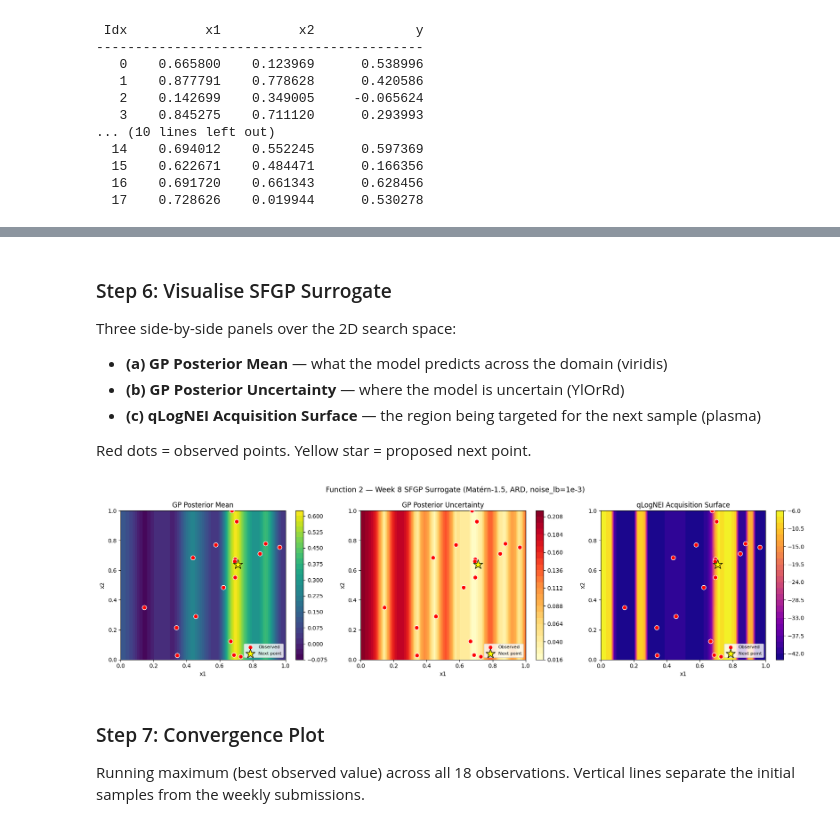
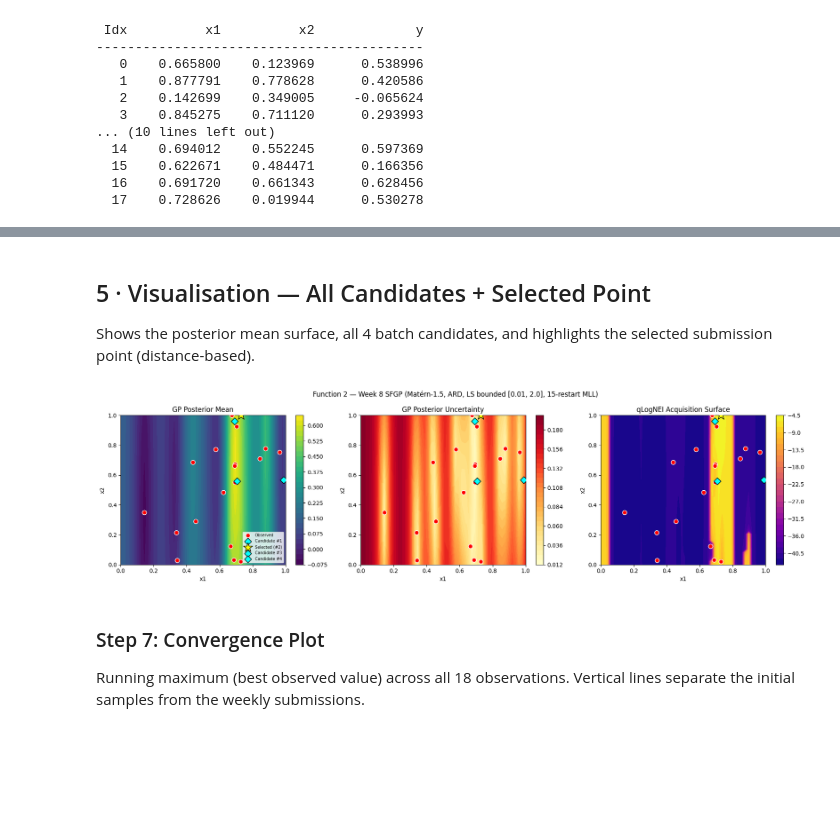
Before and after one commit to brucediesel/capstone-sdd, a Jupyter notebook: functions/f2/f2 - week 8.ipynb, the cells around one changed output, grey strips where cells are left out. Saved outputs shown, nothing was run; the diff lists cells and outputs as text; code cells hidden in the pictures; blank space fills up the shorter version.

Commit message:
week 9 submission

```diff
--- a/functions/f2/f2 - week 8.ipynb
+++ b/functions/f2/f2 - week 8.ipynb
@@ -206,80 +339,67 @@ qLogNEI Acquisition Optimisation:
 # %% [markdown]
-### Step 6: Visualise SFGP Surrogate
+## 5 · Visualisation — All Candidates + Selected Point
 
-Three side-by-side panels over the 2D search space:
-- **(a) GP Posterior Mean** — what the model predicts across the domain (viridis)
-- **(b) GP Posterior Uncertainty** — where the model is uncertain (YlOrRd)
-- **(c) qLogNEI Acquisition Surface** — the region being targeted for the next sample (plasma)
-
-Red dots = observed points. Yellow star = proposed next point.
+Shows the posterior mean surface, all 4 batch candidates, and highlights the selected submission point (distance-based).
 # %%
 # ── Build 50×50 evaluation grid over [0, 1]² ──────────────────────────────────
 n_grid = 50
 x1_lin = np.linspace(0, 1, n_grid)
 x2_lin = np.linspace(0, 1, n_grid)
 X1, X2 = np.meshgrid(x1_lin, x2_lin)
 grid_np = np.column_stack([X1.ravel(), X2.ravel()])
 grid_t  = torch.tensor(grid_np, dtype=torch.float64)
 
 # ── GP posterior mean and std on grid ─────────────────────────────────────────
-model.eval()
+best_model.eval()
 with torch.no_grad():
-    posterior  = model.posterior(grid_t)
+    posterior  = best_model.posterior(grid_t)
     mean_grid  = posterior.mean.numpy().reshape(n_grid, n_grid)
     std_grid   = posterior.variance.sqrt().numpy().reshape(n_grid, n_grid)
 
-# ── NEI acquisition surface on grid (batched to keep memory manageable) ───────
-nei_vals = []
+# ── qLogNEI acquisition surface on grid ───────────────────────────────────────
+acqf_vals = []
 batch_size = 500
-nei.eval()
 for i in range(0, len(grid_np), batch_size):
     batch = grid_t[i:i + batch_size].unsqueeze(1)   # shape [B, 1, 2]
     with torch.no_grad():
-        nei_vals.append(nei(batch).numpy())
-nei_grid = np.concatenate(nei_vals).reshape(n_grid, n_grid)
+        acqf_vals.append(acqf(batch).numpy())
+acqf_grid = np.concatenate(acqf_vals).reshape(n_grid, n_grid)
 
-# ── Proposed point clamped to [0, 1] for plotting ─────────────────────────────
-x1_plot = max(0.0, min(1.0, x1_next))
-x2_plot = max(0.0, min(1.0, x2_next))
+# ── Candidates for plotting ───────────────────────────────────────────────────
+cands_np = candidates.detach().numpy()
 
 # ── Three-panel figure ────────────────────────────────────────────────────────
 fig, axes = plt.subplots(1, 3, figsize=(18, 5))
 
-# Panel (a): GP Posterior Mean
-ax = axes[0]
-c = ax.contourf(X1, X2, mean_grid, levels=30, cmap='viridis')
-ax.scatter(X_w8[:, 0], X_w8[:, 1], c='red', edgecolors='white', s=60, zorder=5, label='Observed')
-ax.scatter(x1_plot, x2_plot, c='yellow', marker='*', s=300, edgecolors='black', zorder=6, label='Next point')
-ax.set_xlabel('x1'); ax.set_ylabel('x2')
-ax.set_title('GP Posterior Mean')
-ax.legend(loc='lower right', fontsize=8)
-plt.colorbar(c, ax=ax)
+for ax_idx, (data, title, cmap) in enumerate([
+    (mean_grid, 'GP Posterior Mean', 'viridis'),
+    (std_grid, 'GP Posterior Uncertainty', 'YlOrRd'),
+    (acqf_grid, 'qLogNEI Acquisition Surface', 'plasma'),
+]):
+    ax = axes[ax_idx]
+    c = ax.contourf(X1, X2, data, levels=30, cmap=cmap)
+    ax.scatter(X_w8[:, 0], X_w8[:, 1], c='red', edgecolors='white', s=60, zorder=5, label='Observed')
 
-# Panel (b): GP Posterior Uncertainty
-ax = axes[1]
-c = ax.contourf(X1, X2, std_grid, levels=30, cmap='YlOrRd')
-ax.scatter(X_w8[:, 0], X_w8[:, 1], c='red', edgecolors='white', s=60, zorder=5, label='Observed')
-ax.scatter(x1_plot, x2_plot, c='yellow', marker='*', s=300, edgecolors='black', zorder=6, label='Next point')
-ax.set_xlabel('x1'); ax.set_ylabel('x2')
-ax.set_title('GP Posterior Uncertainty')
-ax.legend(loc='lower right', fontsize=8)
-plt.colorbar(c, ax=ax)
+    # Plot all q=4 candidates as diamonds
+    for i in range(Q):
+        marker = '*' if i == selected_idx else 'D'
+        color = 'yellow' if i == selected_idx else 'cyan'
+        size = 300 if i == selected_idx else 80
+        label = f'Selected (#{i+1})' if i == selected_idx else (f'Candidate #{i+1}' if ax_idx == 0 else None)
+        ax.scatter(cands_np[i, 0], cands_np[i, 1], c=color, marker=marker, s=size,
+                   edgecolors='black', zorder=6, label=label)
 
-# Panel (c): NEI Acquisition Surface
-ax = axes[2]
-c = ax.contourf(X1, X2, nei_grid, levels=30, cmap='plasma')
-ax.scatter(X_w8[:, 0], X_w8[:, 1], c='red', edgecolors='white', s=60, zorder=5, label='Observed')
-ax.scatter(x1_plot, x2_plot, c='yellow', marker='*', s=300, edgecolors='black', zorder=6, label='Next point')
-ax.set_xlabel('x1'); ax.set_ylabel('x2')
-ax.set_title('qLogNEI Acquisition Surface')
-ax.legend(loc='lower right', fontsize=8)
-plt.colorbar(c, ax=ax)
+    ax.set_xlabel('x1'); ax.set_ylabel('x2')
+    ax.set_title(title)
+    if ax_idx == 0:
+        ax.legend(loc='lower right', fontsize=7)
+    plt.colorbar(c, ax=ax)
 
-plt.suptitle('Function 2 — Week 8 SFGP Surrogate (Matérn-1.5, ARD, noise_lb=1e-3)', fontsize=13)
+plt.suptitle('Function 2 — Week 8 SFGP (Matérn-1.5, ARD, LS bounded [0.01, 2.0], 15-restart MLL)', fontsize=12)
 plt.tight_layout()
 plt.show()
 # %% [output]
-[figure, old version]
+[figure, new version]
 # %% [markdown]
 ### Step 7: Convergence Plot
 
```
Also changed, not shown: parts of 10 cells of this notebook, 5 other files.
